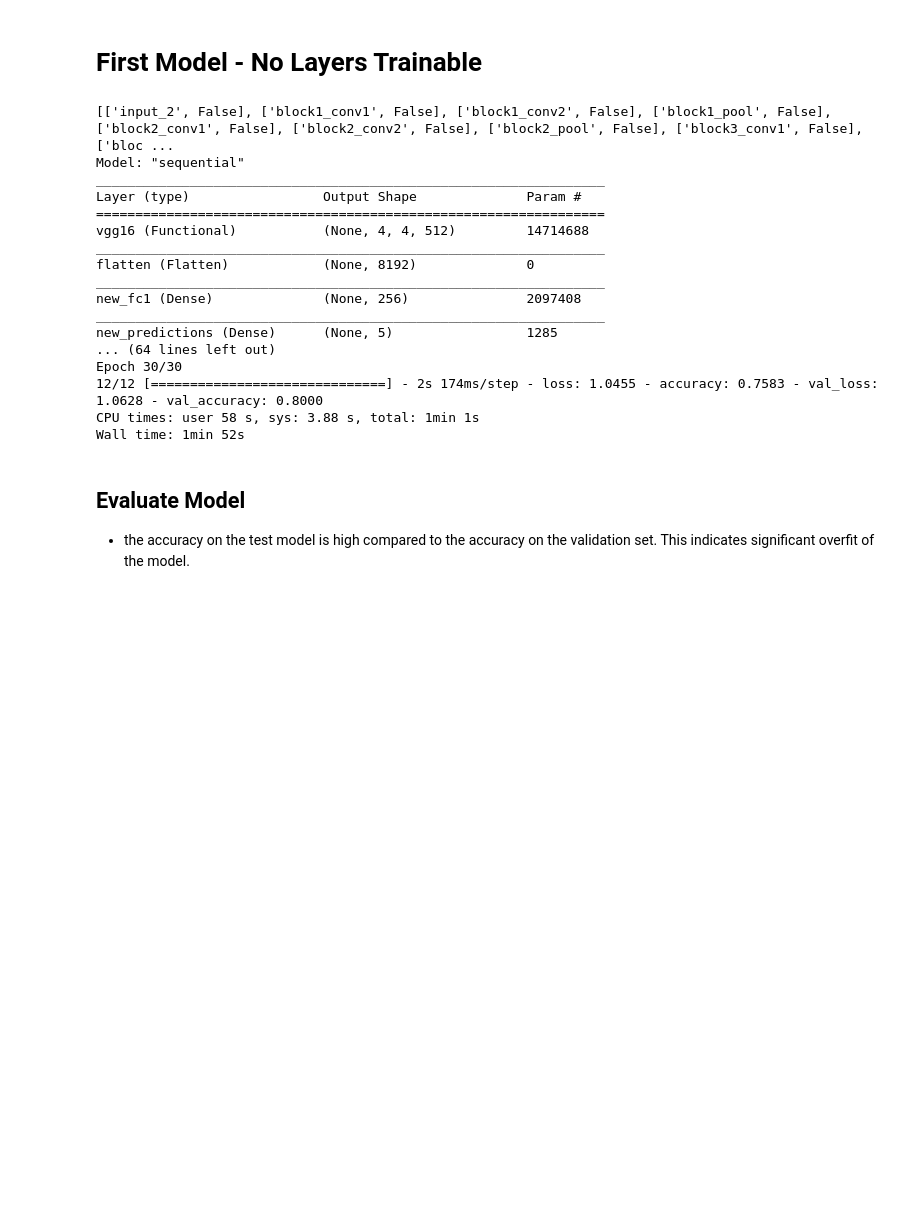
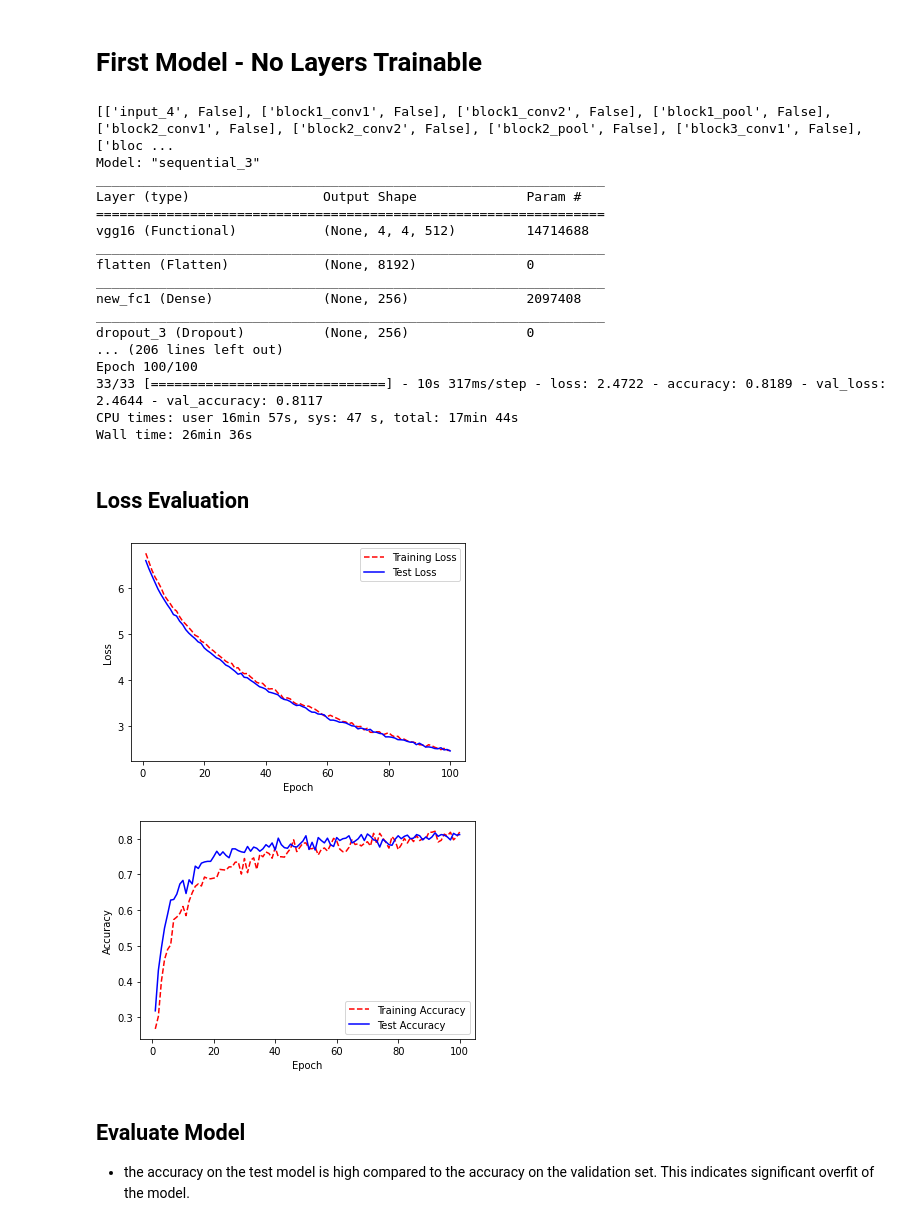
Before and after one commit to warriorprince86/DeepLearning, a Jupyter notebook: A2/assignment2.ipynb, the cells around one changed output. Saved outputs shown, nothing was run; the diff lists cells and outputs as text; code cells hidden in the pictures; blank space fills up the shorter version.

Commit message:
feat(all-models-updated,-plots-added): missing - hyperparameter tuning

```diff
--- a/A2/assignment2.ipynb
+++ b/A2/assignment2.ipynb
@@ -150,12 +153,10 @@ directory created: validation/sunflowers
 train_data_dir = 'train/'
 validation_data_dir = 'validation/'
 
+image_w, image_h = 150, 150
+
 # set the following parameters as per your preference
-batch_size = 10
-nb_train_samples = 128
-nb_validation_samples = 128
-
-image_w, image_h = 150, 150
+batch_size = 30
 
 # Data augmentation
 train_datagen = ImageDataGenerator(
@@ -163,13 +164,16 @@ train_datagen = ImageDataGenerator(
     rotation_range = 40,
     shear_range=0.2,
     zoom_range=0.3,
-    horizontal_flip=True)
+    horizontal_flip=True,
+    fill_mode = 'nearest')
 
 train_generator = train_datagen.flow_from_directory(
     train_data_dir,
     target_size=(image_w, image_h),
+    color_mode ='rgb',
     batch_size=batch_size,
-    class_mode='binary')
+    class_mode='binary',
+    seed = 42,)
 
 # rescaling
 validation_datagen = ImageDataGenerator(rescale=1. / 255)
@@ -177,8 +181,10 @@ validation_datagen = ImageDataGenerator(rescale=1. / 255)
 validation_generator = validation_datagen.flow_from_directory(
     validation_data_dir,
     target_size=(image_w, image_h),
+    color_mode ='rgb',
     batch_size=batch_size,
-    class_mode='binary')
+    class_mode='binary',
+    seed = 42,)
 # %% [output]
 Found 2753 images belonging to 5 classes.
 Found 917 images belonging to 5 classes.
@@ -240,14 +228,16 @@ def unfreeze_layers(model, n=0, unfreeze_all = False):
 # Adding custom layers to create a new model
 # one with 256 nodes using ‘relu’ activation and output layer with 5 nodes and ‘softmax’ activation)
 # model
-def model_custom(model, lr =0.01):
-
+def model_custom(frozenLayers = 0,unfreeze_all = False, lr =0.01, dropoutRatio = 0.2, l2Regularizer = 0.01):
+    model = model_vgg()
+    unfreeze_layers(model, frozenLayers, unfreeze_all)
     model1 = Sequential([
         model,
         Flatten(name='flatten'),
         Dense(256, activation='relu', name='new_fc1',
               kernel_initializer="HeNormal",
-              kernel_regularizer = regularizers.l2(0.01)),
+              kernel_regularizer = regularizers.l2(l2Regularizer)),
+        Dropout(dropoutRatio),
         Dense(5, activation='softmax',
               name='new_predictions')
     ])
@@ -265,21 +290,23 @@ def model_custom(model, lr =0.01):
+# %%
+nb_train_samples = 1000
+nb_validation_samples = 600
 # %% [markdown]
 # First Model - No Layers Trainable
 # %%
 %%time
-modelvgg = model_vgg()
-unfreeze_layers(modelvgg, 0)
-model1 = model_custom(modelvgg, 0.001)
+model1 = model_custom(frozenLayers = 0,unfreeze_all = False,
+                      lr = 0.00001, dropoutRatio = 0.2, l2Regularizer = 0.01)
 
 # Basically tune the weights of the newly added fully connected layers
-history1 = model1.fit(
+history1 = model1.fit_generator(
     train_generator,
     steps_per_epoch=nb_train_samples // batch_size,
-    epochs=30,
+    epochs=100,
     validation_data=validation_generator,
     validation_steps=nb_validation_samples // batch_size)
 # %% [output]
-[['input_2', False], ['block1_conv1', False], ['block1_conv2', False], ['block1_pool', False], ['block2_conv1', False], ['block2_conv2', False], ['block2_pool', False], ['block3_conv1', False], ['bloc ...
-Model: "sequential"
+[['input_4', False], ['block1_conv1', False], ['block1_conv2', False], ['block1_pool', False], ['block2_conv1', False], ['block2_conv2', False], ['block2_pool', False], ['block3_conv1', False], ['bloc ...
+Model: "sequential_3"
 _________________________________________________________________
 Layer (type)                 Output Shape              Param #
 =================================================================
@@ -289,12 +316,20 @@ flatten (Flatten)            (None, 8192)              0
 _________________________________________________________________
 new_fc1 (Dense)              (None, 256)               2097408
 _________________________________________________________________
-new_predictions (Dense)      (None, 5)                 1285
-... (64 lines left out)
-Epoch 30/30
-12/12 [==============================] - 2s 174ms/step - loss: 1.0455 - accuracy: 0.7583 - val_loss: 1.0628 - val_accuracy: 0.8000
-CPU times: user 58 s, sys: 3.88 s, total: 1min 1s
-Wall time: 1min 52s
+dropout_3 (Dropout)          (None, 256)               0
+... (206 lines left out)
+Epoch 100/100
+33/33 [==============================] - 10s 317ms/step - loss: 2.4722 - accuracy: 0.8189 - val_loss: 2.4644 - val_accuracy: 0.8117
+CPU times: user 16min 57s, sys: 47 s, total: 17min 44s
+Wall time: 26min 36s
+# %% [markdown]
+## Loss Evaluation
+# %%
+plot_loss(history1)
+plot_accuracy(history1)
+# %% [output]
+[figure, added]
+[figure, added]
 # %% [markdown]
 ## Evaluate Model
 - the accuracy on the test model is high compared to the accuracy on the validation set. This indicates significant overfit of the model.
```
Also changed, not shown: parts of 13 cells of this notebook.
